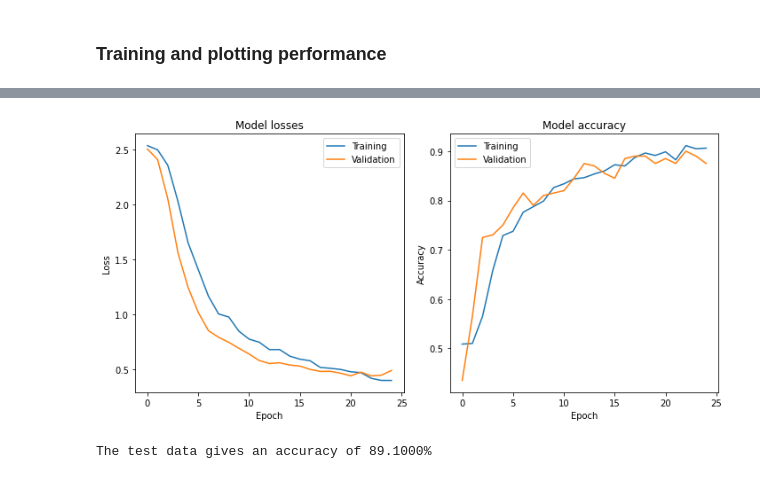
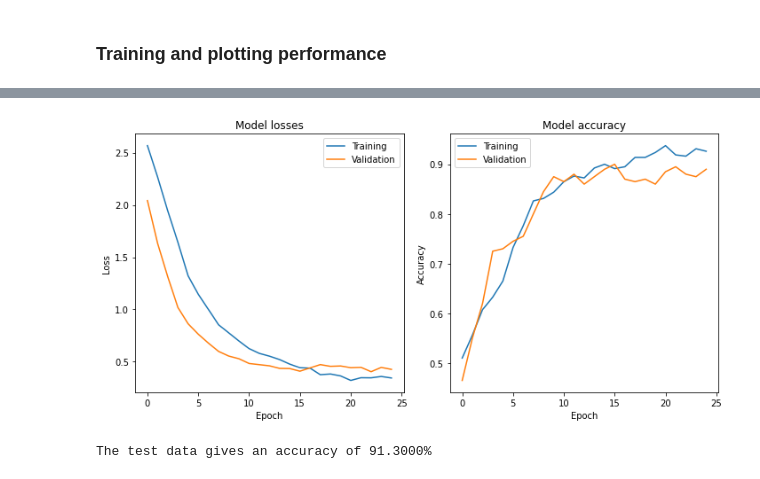
Before and after one commit to aalshabaan/EE-559Proj, a Jupyter notebook: Abed.ipynb, the cells around one changed output, grey strips where cells are left out. Cells and saved outputs as stored; diff of their text form; code cells hidden in the pictures.

```diff
--- a/Abed.ipynb
+++ b/Abed.ipynb
@@ -26,20 +26,25 @@ class SiameseNet1(nn.Module):
     def __init__(self, auxiliary_loss=False, auxiliary_weight=0.4):
         super().__init__()
         self.shared_model = nn.Sequential(
+            nn.BatchNorm2d(num_features=1),
             nn.Conv2d(in_channels=1, out_channels=32, kernel_size=(5,5), padding=(2,2)),
             nn.Dropout2d(p=0.5),
             nn.MaxPool2d(kernel_size=(2,2)),
             nn.ReLU(),
+            nn.BatchNorm2d(32),
             nn.Conv2d(in_channels=32, out_channels=64, kernel_size=(3,3), padding=(1,1)),
             nn.Dropout2d(p=0.4),
             nn.MaxPool2d(kernel_size=(2,2)),
             nn.ReLU(),
+            nn.BatchNorm2d(64),
             nn.Flatten(),
             nn.Linear(in_features=576, out_features=256),
             nn.Dropout(p=0.3),
             nn.ReLU(),
+            nn.BatchNorm1d(num_features=256),
             nn.Linear(in_features=256, out_features=10),
-            nn.ReLU()
+            nn.ReLU(),
+            nn.BatchNorm1d(num_features=10)
         )
         self.comparator = nn.Sequential(
             nn.Linear(in_features=20, out_features=10),
@@ -66,18 +71,23 @@ class SiameseNet2(nn.Module):
     def __init__(self, auxiliary_loss=False, auxiliary_weight=0.4):
         super().__init__()
         self.shared_model = nn.Sequential(
+            nn.BatchNorm2d(1),
             nn.Conv2d(in_channels=1, out_channels=32, kernel_size=(5,5), padding=(2,2)),
             nn.Dropout2d(p=0.4),
             nn.MaxPool2d(kernel_size=(2,2)),
             nn.ReLU(),
+            nn.BatchNorm2d(32),
             nn.Conv2d(in_channels=32, out_channels=64, kernel_size=(3,3), padding=(1,1)),
             nn.Dropout2d(p=0.4),
             nn.MaxPool2d(kernel_size=(2,2)),
+            nn.ReLU(),
+            nn.BatchNorm2d(64),
             nn.Conv2d(in_channels=64, out_channels=128, kernel_size=(3,3), padding=(1,1)),
             nn.Dropout2d(p=0.4),
             nn.MaxPool2d(kernel_size=(2,2)),
             nn.Flatten(),
-            nn.ReLU()
+            nn.ReLU(),
+            nn.BatchNorm1d(128)
         )
 
 
@@ -85,7 +95,7 @@ class SiameseNet2(nn.Module):
             nn.Linear(in_features=2*128, out_features=128),
             nn.Dropout(p=0.3),
             nn.ReLU(),
-            nn.Dropout(p=0.3),
+            nn.BatchNorm1d(128),
             nn.Linear(in_features=128, out_features=2),
             nn.ReLU()
         )
@@ -94,6 +104,7 @@ class SiameseNet2(nn.Module):
                 nn.Linear(128, 64),
                 nn.Dropout(0.3),
                 nn.ReLU(),
+                nn.BatchNorm1d(64),
                 nn.Linear(64,10)
             )
 
@@ -121,7 +132,7 @@ class SiameseNet2(nn.Module):
 # %%
 train_data, test_data = utils.read_input(pairs=1000)
 
-epochs, lr, loss, optimizer, batch_size = 25, 5e-3, 'cross_entropy', 'Adam', 100
+epochs, lr, loss, optimizer, batch_size = 25,1e-2, 'cross_entropy', 'Adam', 100
 model = SiameseNet1(auxiliary_loss=True, auxiliary_weight=0.4)
 train_loss, train_acc, val_loss, val_acc = utils.train_model(model, train_dataset=train_data, batch_size=batch_size, learning_rate=lr,
                                                              optimizer=optimizer, loss=loss, epochs=epochs,
@@ -155,34 +166,34 @@ The test data gives an accuracy of 83.7000%
 # %%
 train_data, test_data = utils.read_input(pairs=1000)
 
-epochs, lr, loss, optimizer, batch_size = 25, 2e-3, 'cross_entropy', 'Adam', 100
+epochs, lr, loss, optimizer, batch_size = 25, 1e-2, 'cross_entropy', 'Adam', 100
 model = SiameseNet2(auxiliary_loss=True, auxiliary_weight=0.4)
 train_loss, train_acc, val_loss, val_acc = utils.train_model(model, train_dataset=train_data, batch_size=batch_size, learning_rate=lr,
                                                              optimizer=optimizer, loss=loss, epochs=epochs,
                                                              verbose=False, cuda=True)
 
 plt.figure(figsize=(10,5))
 
 plt.subplot(121)
 plt.plot(train_loss)
 plt.plot(val_loss)
 plt.title('Model losses')
 plt.legend(['Training', 'Validation'])
 plt.xlabel('Epoch')
 plt.ylabel('Loss')
 
 plt.subplot(122)
 plt.plot(train_acc)
 plt.plot(val_acc)
 plt.title('Model accuracy')
 plt.legend(['Training', 'Validation'])
 plt.xlabel('Epoch')
 plt.ylabel('Accuracy')
 
 plt.tight_layout()
 plt.show()
 
 print(f'The test data gives an accuracy of {100*utils.evaluate_model(model, test_data, True, 500):.4f}%')
 # %% [output]
-[figure, old version]
+[figure, new version]
-The test data gives an accuracy of 89.1000%
+The test data gives an accuracy of 91.3000%
```
Also changed, not shown: parts of 1 cell of this notebook.
